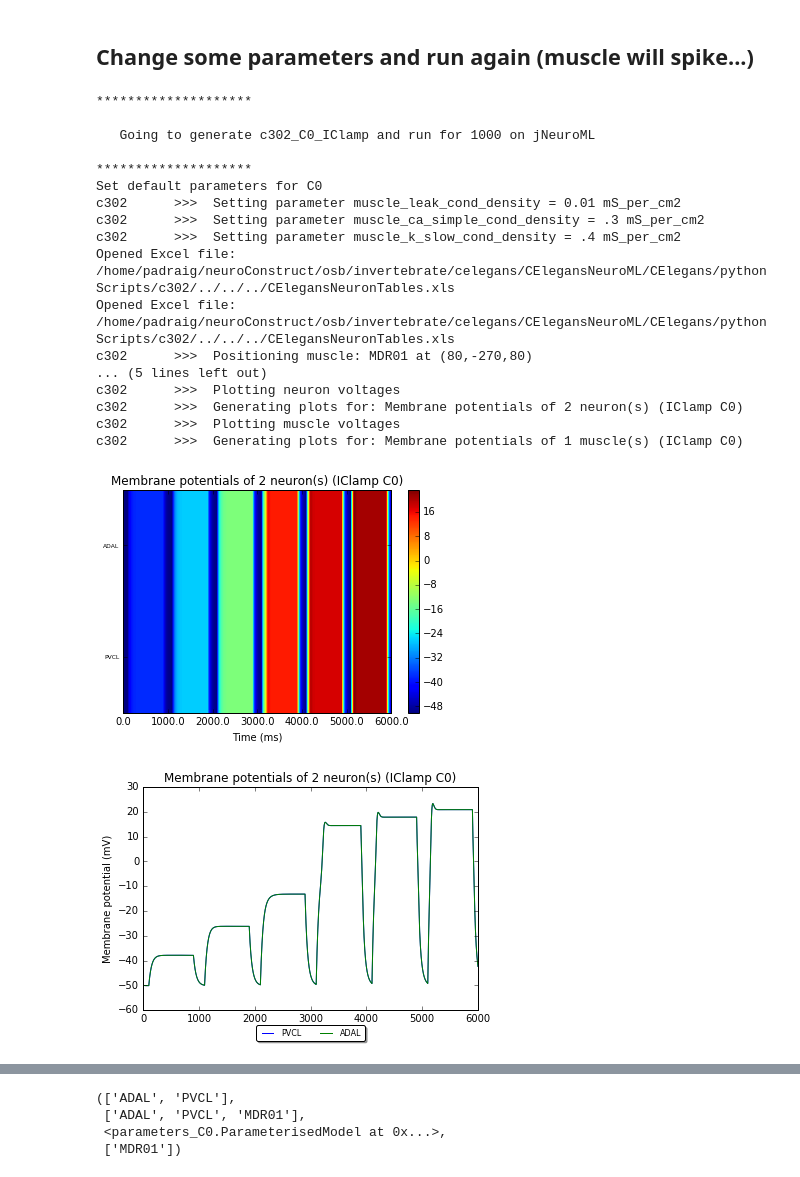
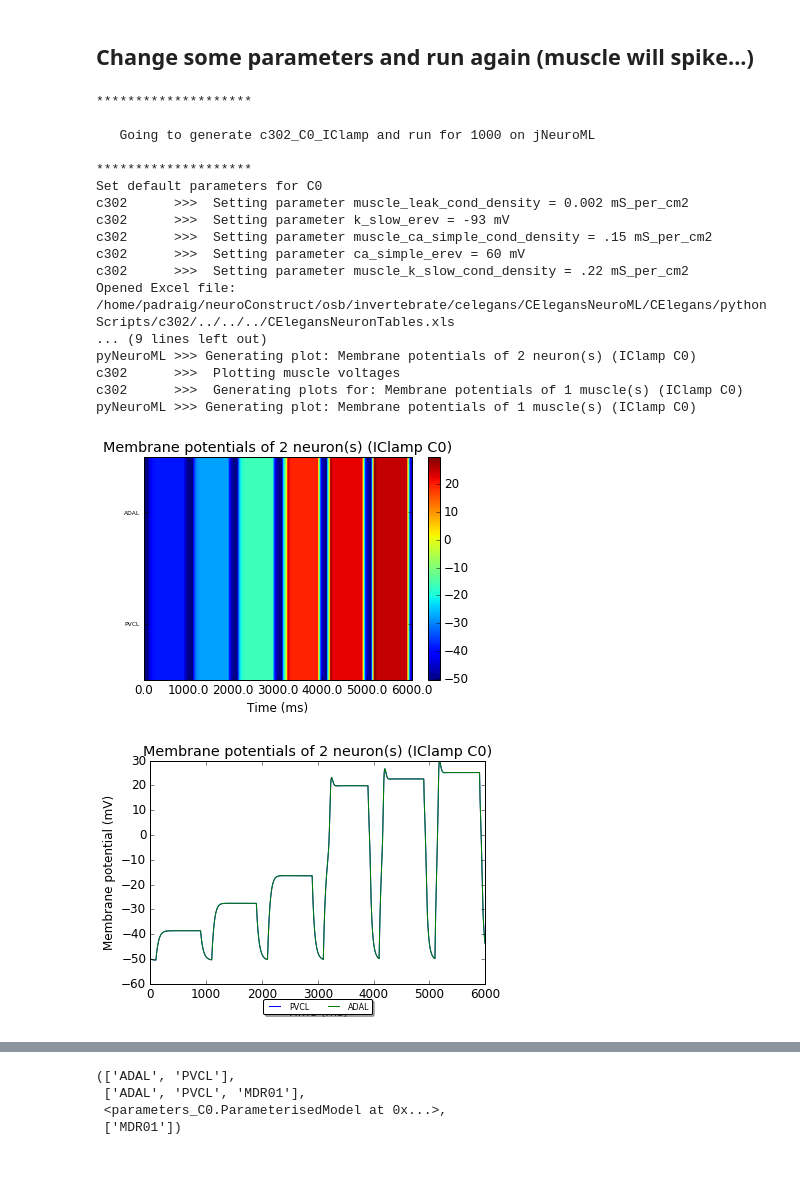
Before and after one commit to openworm/CElegansNeuroML, a Jupyter notebook: CElegans/pythonScripts/c302/notebooks/TestParamsC0.ipynb, the cells around one changed output, grey strips where cells are left out. Drawn from its saved outputs; the diff is of its cells as text; code cells hidden in the pictures.

```diff
--- a/CElegans/pythonScripts/c302/notebooks/TestParamsC0.ipynb
+++ b/CElegans/pythonScripts/c302/notebooks/TestParamsC0.ipynb
@@ -57,28 +59,30 @@ print params.bioparameter_info("  ")
 # %% [markdown]
 ## Change some parameters and run again (muscle will spike...)
 # %%
-param_overrides = {"muscle_k_slow_cond_density": ".4 mS_per_cm2",
-                   "muscle_ca_simple_cond_density": ".3 mS_per_cm2",
-                   "muscle_leak_cond_density": "0.01 mS_per_cm2"}
+param_overrides = {"muscle_k_slow_cond_density": ".22 mS_per_cm2",
+                   "muscle_ca_simple_cond_density": ".15 mS_per_cm2",
+                   "muscle_leak_cond_density": "0.002 mS_per_cm2",
+                  "k_slow_erev": "-93 mV",
+                  "ca_simple_erev": "60 mV"}
 
 run_c302('IClamp','C0','',1000,0.05,'jNeuroML',verbose=False,plot_ca=False,param_overrides=param_overrides)
 # %% [output]
 ********************
 
    Going to generate c302_C0_IClamp and run for 1000 on jNeuroML
 
 ********************
 Set default parameters for C0
-c302      >>>  Setting parameter muscle_leak_cond_density = 0.01 mS_per_cm2
-c302      >>>  Setting parameter muscle_ca_simple_cond_density = .3 mS_per_cm2
-c302      >>>  Setting parameter muscle_k_slow_cond_density = .4 mS_per_cm2
+c302      >>>  Setting parameter muscle_leak_cond_density = 0.002 mS_per_cm2
+c302      >>>  Setting parameter k_slow_erev = -93 mV
+c302      >>>  Setting parameter muscle_ca_simple_cond_density = .15 mS_per_cm2
+c302      >>>  Setting parameter ca_simple_erev = 60 mV
+c302      >>>  Setting parameter muscle_k_slow_cond_density = .22 mS_per_cm2
 Opened Excel file: /home/padraig/neuroConstruct/osb/invertebrate/celegans/CElegansNeuroML/CElegans/pythonScripts/c302/../../../CElegansNeuronTables.xls
-Opened Excel file: /home/padraig/neuroConstruct/osb/invertebrate/celegans/CElegansNeuroML/CElegans/pythonScripts/c302/../../../CElegansNeuronTables.xls
-c302      >>>  Positioning muscle: MDR01 at (80,-270,80)
-... (5 lines left out)
-c302      >>>  Plotting neuron voltages
-c302      >>>  Generating plots for: Membrane potentials of 2 neuron(s) (IClamp C0)
+... (9 lines left out)
+pyNeuroML >>> Generating plot: Membrane potentials of 2 neuron(s) (IClamp C0)
 c302      >>>  Plotting muscle voltages
 c302      >>>  Generating plots for: Membrane potentials of 1 muscle(s) (IClamp C0)
+pyNeuroML >>> Generating plot: Membrane potentials of 1 muscle(s) (IClamp C0)
-[figure, old version]
+[figure, new version]
-[figure, old version]
+[figure, new version]
```
Also changed, not shown: parts of 3 cells of this notebook, 23 other files.
